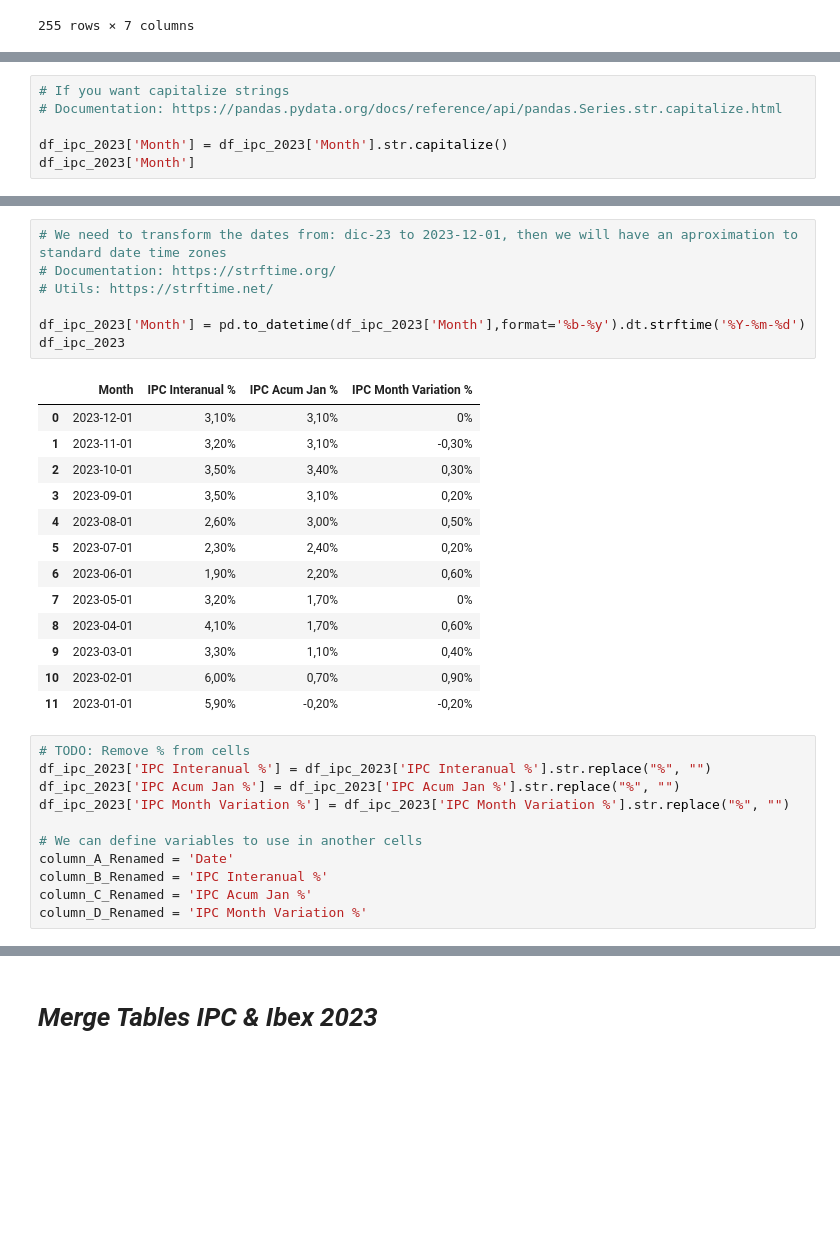
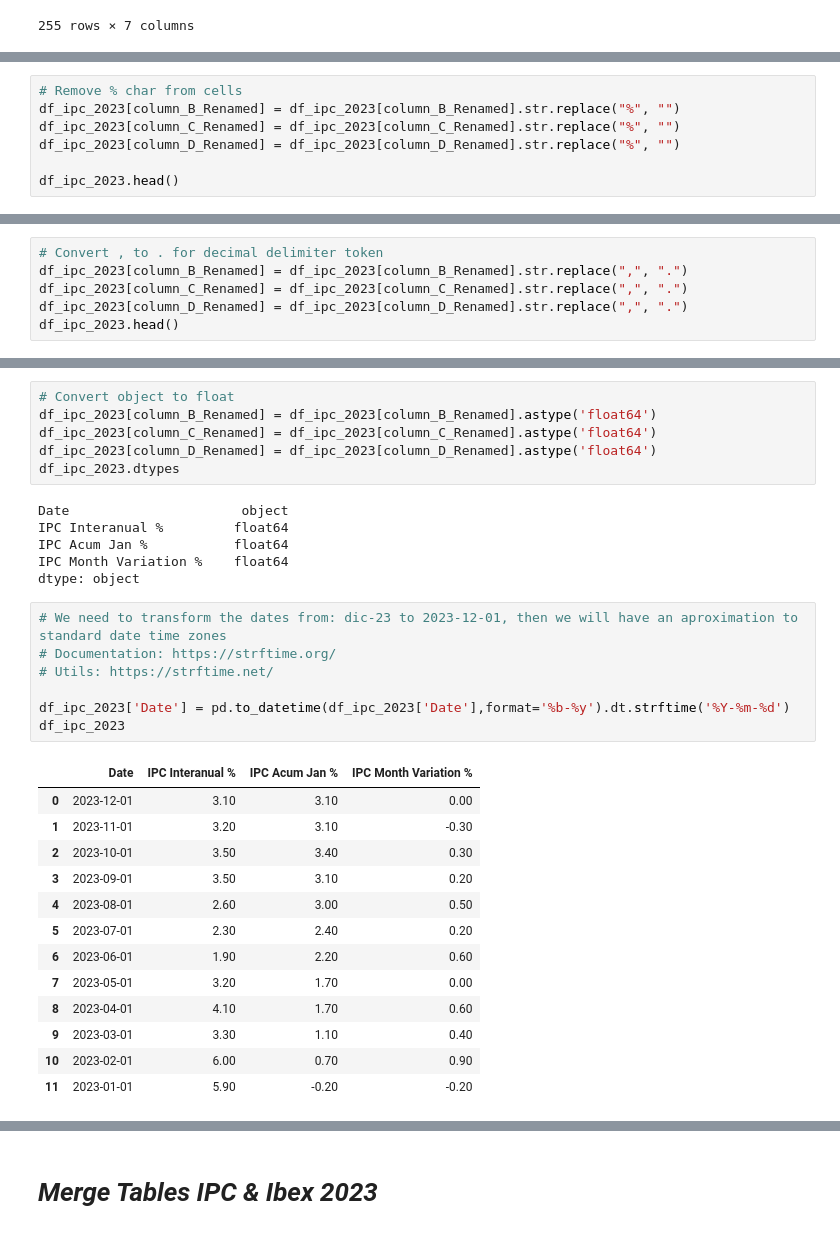
Before and after one commit to Manilab2309/ia-machine-learning, a Jupyter notebook: lab/NB_analyst_broker_operations.ipynb, the cells around one changed output, grey strips where cells are left out. Cells and saved outputs as stored; diff of their text form; blank space fills up the shorter version.

Commit message:
Formatter IPC 2023

```diff
--- a/lab/NB_analyst_broker_operations.ipynb
+++ b/lab/NB_analyst_broker_operations.ipynb
@@ -199,6 +205,0 @@ df_ipc_2023
-# %%
-# If you want capitalize strings
-# Documentation: https://pandas.pydata.org/docs/reference/api/pandas.Series.str.capitalize.html
-
-df_ipc_2023['Month'] = df_ipc_2023['Month'].str.capitalize()
-df_ipc_2023['Month']
@@ -218,0 +206,7 @@ Name: Month, dtype: object
+# %%
+# Remove % char from cells
+df_ipc_2023[column_B_Renamed] = df_ipc_2023[column_B_Renamed].str.replace("%", "")
+df_ipc_2023[column_C_Renamed] = df_ipc_2023[column_C_Renamed].str.replace("%", "")
+df_ipc_2023[column_D_Renamed] = df_ipc_2023[column_D_Renamed].str.replace("%", "")
+
+df_ipc_2023.head()
@@ -218,0 +220,6 @@ Name: Month, dtype: object
+# %%
+# Convert , to . for decimal delimiter token
+df_ipc_2023[column_B_Renamed] = df_ipc_2023[column_B_Renamed].str.replace(",", ".")
+df_ipc_2023[column_C_Renamed] = df_ipc_2023[column_C_Renamed].str.replace(",", ".")
+df_ipc_2023[column_D_Renamed] = df_ipc_2023[column_D_Renamed].str.replace(",", ".")
+df_ipc_2023.head()
@@ -219,35 +233,36 @@ Name: Month, dtype: object
+# %%
+# Convert object to float
+df_ipc_2023[column_B_Renamed] = df_ipc_2023[column_B_Renamed].astype('float64')
+df_ipc_2023[column_C_Renamed] = df_ipc_2023[column_C_Renamed].astype('float64')
+df_ipc_2023[column_D_Renamed] = df_ipc_2023[column_D_Renamed].astype('float64')
+df_ipc_2023.dtypes
+# %% [output]
+Date                      object
+IPC Interanual %         float64
+IPC Acum Jan %           float64
+IPC Month Variation %    float64
+dtype: object
 # %%
 # We need to transform the dates from: dic-23 to 2023-12-01, then we will have an aproximation to standard date time zones
 # Documentation: https://strftime.org/
 # Utils: https://strftime.net/
 
-df_ipc_2023['Month'] = pd.to_datetime(df_ipc_2023['Month'],format='%b-%y').dt.strftime('%Y-%m-%d')
+df_ipc_2023['Date'] = pd.to_datetime(df_ipc_2023['Date'],format='%b-%y').dt.strftime('%Y-%m-%d')
 df_ipc_2023
 # %% [output]
-|  | Month | IPC Interanual % | IPC Acum Jan % | IPC Month Variation % |
-| 0 | 2023-12-01 | 3,10% | 3,10% | 0% |
-| 1 | 2023-11-01 | 3,20% | 3,10% | -0,30% |
-| 2 | 2023-10-01 | 3,50% | 3,40% | 0,30% |
-| 3 | 2023-09-01 | 3,50% | 3,10% | 0,20% |
-| 4 | 2023-08-01 | 2,60% | 3,00% | 0,50% |
-| 5 | 2023-07-01 | 2,30% | 2,40% | 0,20% |
-| 6 | 2023-06-01 | 1,90% | 2,20% | 0,60% |
-| 7 | 2023-05-01 | 3,20% | 1,70% | 0% |
-| 8 | 2023-04-01 | 4,10% | 1,70% | 0,60% |
-| 9 | 2023-03-01 | 3,30% | 1,10% | 0,40% |
-| 10 | 2023-02-01 | 6,00% | 0,70% | 0,90% |
-| 11 | 2023-01-01 | 5,90% | -0,20% | -0,20% |
+|  | Date | IPC Interanual % | IPC Acum Jan % | IPC Month Variation % |
+| 0 | 2023-12-01 | 3.10 | 3.10 | 0.00 |
+| 1 | 2023-11-01 | 3.20 | 3.10 | -0.30 |
+| 2 | 2023-10-01 | 3.50 | 3.40 | 0.30 |
+| 3 | 2023-09-01 | 3.50 | 3.10 | 0.20 |
+| 4 | 2023-08-01 | 2.60 | 3.00 | 0.50 |
+| 5 | 2023-07-01 | 2.30 | 2.40 | 0.20 |
+| 6 | 2023-06-01 | 1.90 | 2.20 | 0.60 |
+| 7 | 2023-05-01 | 3.20 | 1.70 | 0.00 |
+| 8 | 2023-04-01 | 4.10 | 1.70 | 0.60 |
+| 9 | 2023-03-01 | 3.30 | 1.10 | 0.40 |
+| 10 | 2023-02-01 | 6.00 | 0.70 | 0.90 |
+| 11 | 2023-01-01 | 5.90 | -0.20 | -0.20 |
-# %%
-# TODO: Remove % from cells
-df_ipc_2023['IPC Interanual %'] = df_ipc_2023['IPC Interanual %'].str.replace("%", "")
-df_ipc_2023['IPC Acum Jan %'] = df_ipc_2023['IPC Acum Jan %'].str.replace("%", "")
-df_ipc_2023['IPC Month Variation %'] = df_ipc_2023['IPC Month Variation %'].str.replace("%", "")
-
-# We can define variables to use in another cells
-column_A_Renamed = 'Date'
-column_B_Renamed = 'IPC Interanual %'
-column_C_Renamed = 'IPC Acum Jan %'
-column_D_Renamed = 'IPC Month Variation %'
 # %%
 # Now we need expand the table
 
```
Also changed, not shown: parts of 10 cells of this notebook.
